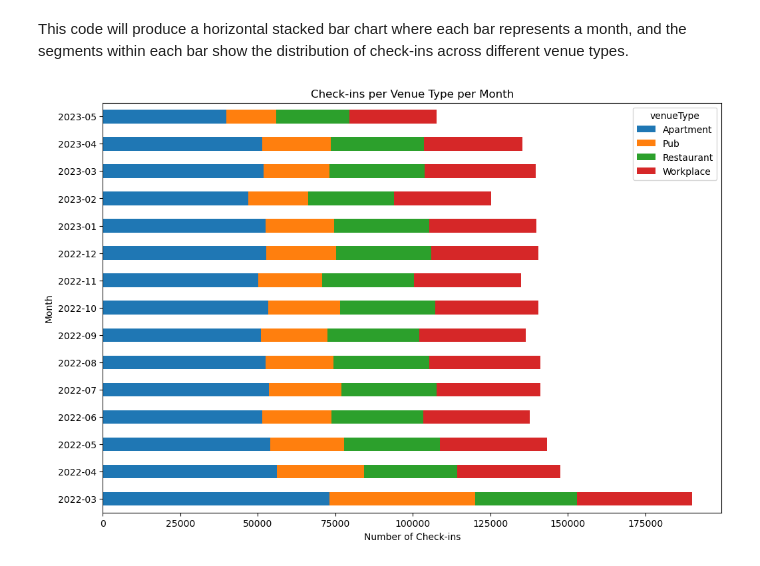
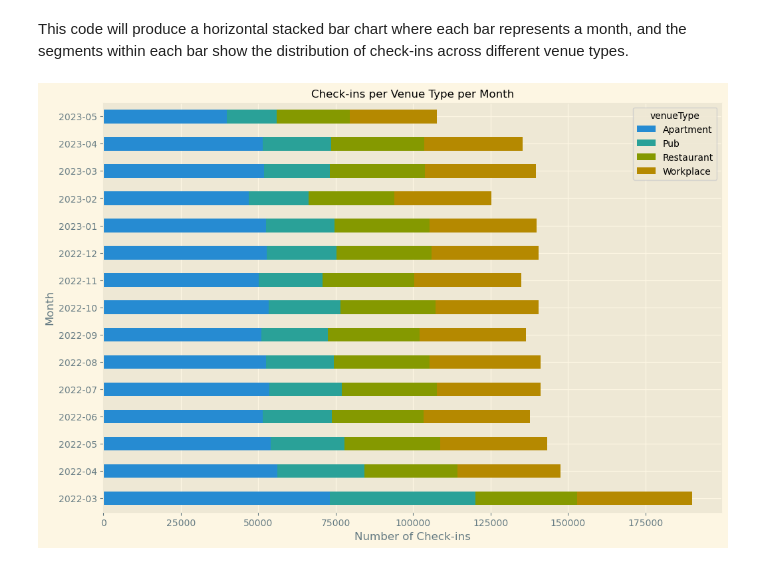
Before and after one commit to olvard/VAST2022, a Jupyter notebook: Task4/task4notebook.ipynb, the cells around one changed output. Cells and saved outputs as stored; diff of their text form; code cells hidden in the pictures.

Commit message:
added two different plots to task4

```diff
--- a/Task4/task4notebook.ipynb
+++ b/Task4/task4notebook.ipynb
@@ -5,28 +5,32 @@ This code will produce a horizontal stacked bar chart where each bar represents
 # %%
 import pandas as pd
 import matplotlib.pyplot as plt
 
 # Load the dataset
 df = pd.read_csv('../Datasets/Journals/CheckinJournal.csv')
 
 # Convert the timestamp column to datetime
 df['timestamp'] = pd.to_datetime(df['timestamp'])
 
+
+
 # Extract year-month from the timestamp for grouping
 df['year_month'] = df['timestamp'].dt.to_period('M')
 
 # Group by venue type and year-month, and count the number of check-ins
 checkin_counts = df.groupby(['venueType', 'year_month']).size().unstack(fill_value=0)
 
 # Plotting
-checkin_counts.T.plot(kind='barh', stacked=True, figsize=(12, 8))
+with plt.style.context('Solarize_Light2'):
+	checkin_counts.T.plot(kind='barh', stacked=True, figsize=(12, 8))
 
 # Add title and labels
 plt.title('Check-ins per Venue Type per Month')
 plt.xlabel('Number of Check-ins')
 plt.ylabel('Month')
 
 # Show the plot
+
 plt.show()
 # %% [output]
-[figure, old version]
+[figure, new version]
```
Also changed, not shown: parts of 1 cell of this notebook.
